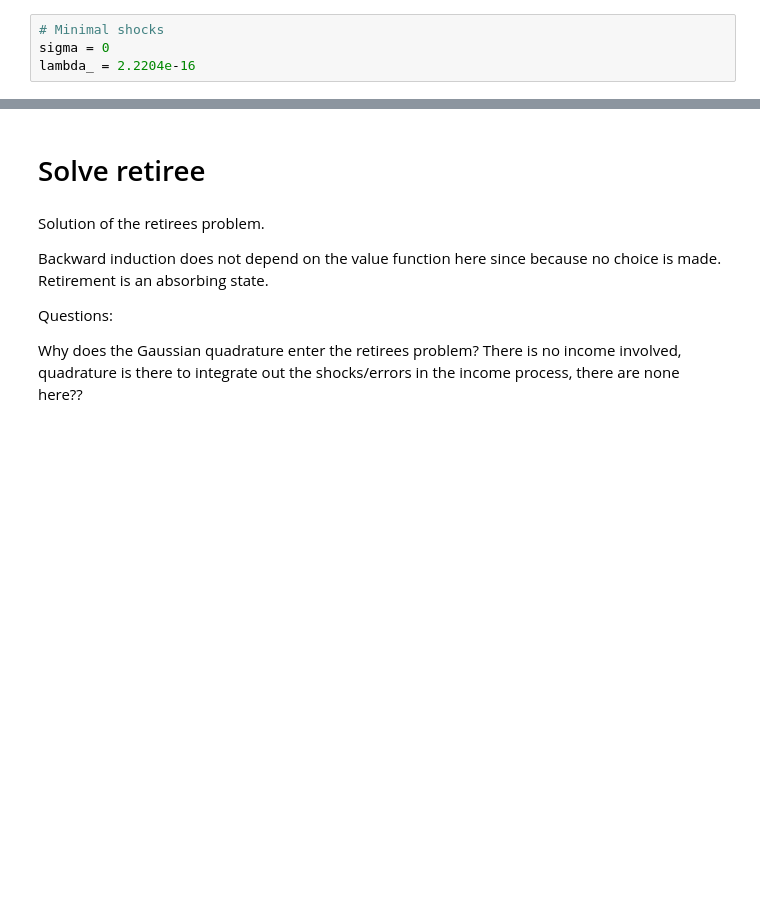
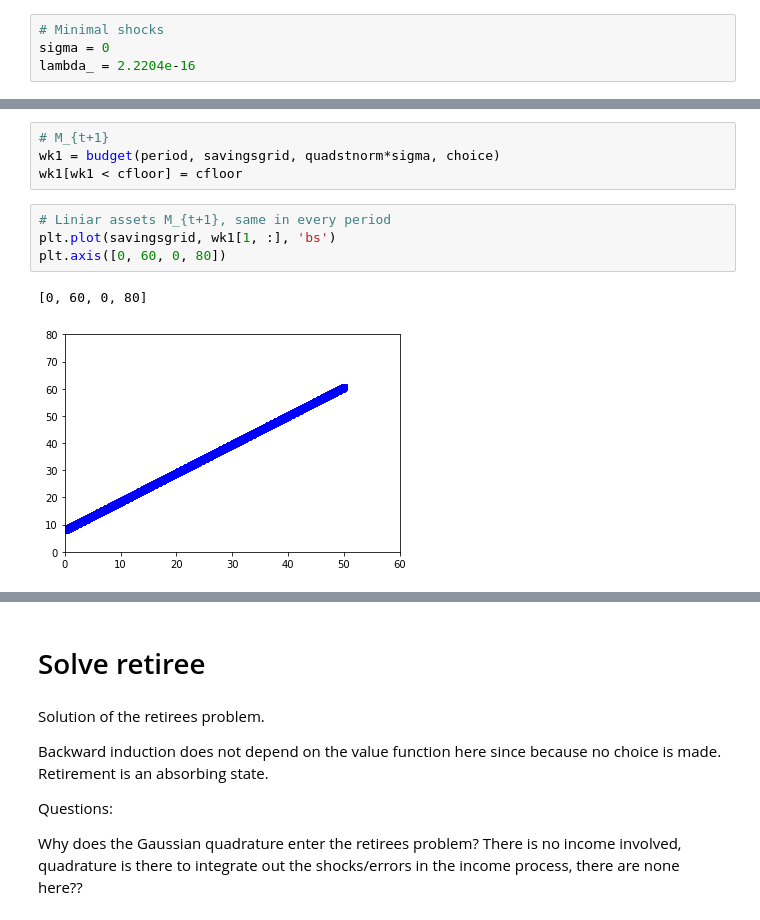
Before and after one commit to SeBecker/dc-egm, a Jupyter notebook: development/minimal_implementation.ipynb, the cells around one changed output, grey strips where cells are left out. Cells and saved outputs as stored; diff of their text form; blank space fills up the shorter version.

```diff
--- a/development/minimal_implementation.ipynb
+++ b/development/minimal_implementation.ipynb
@@ -400,0 +468,11 @@ It follows that, on the one hand, difference might actually be due to upper enve
+# %%
+# M_{t+1}
+wk1 = budget(period, savingsgrid, quadstnorm*sigma, choice)
+wk1[wk1 < cfloor] = cfloor
+# %%
+# Liniar assets M_{t+1}, same in every period
+plt.plot(savingsgrid, wk1[1, :], 'bs')
+plt.axis([0, 60, 0, 80])
+# %% [output]
+[0, 60, 0, 80]
+[figure, added]
```
Also changed, not shown: parts of 63 cells of this notebook.
